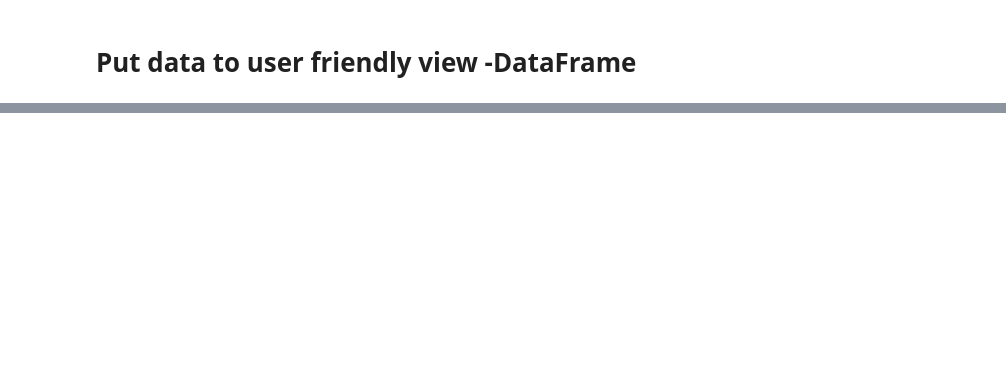
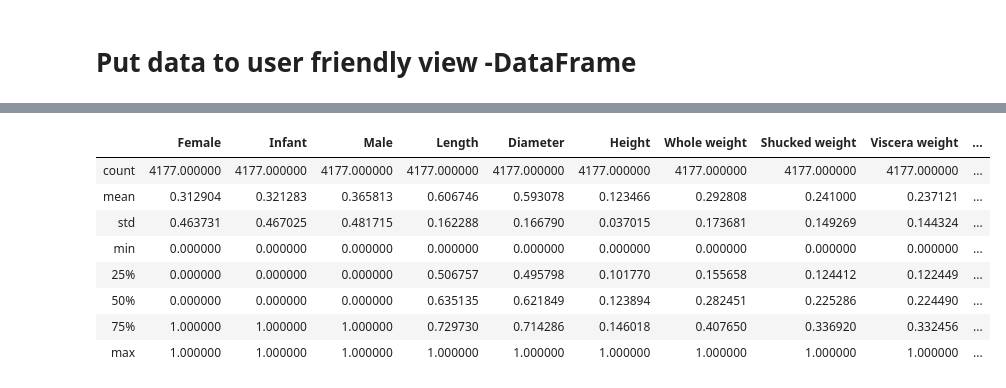
Before and after one commit to hanczura/AbaloneClassification, a Jupyter notebook: Untitled.ipynb, the cells around one changed output, grey strips where cells are left out. Saved outputs shown, nothing was run; the diff lists cells and outputs as text; code cells hidden in the pictures; blank space fills up the shorter version.

```diff
--- a/Untitled.ipynb
+++ b/Untitled.ipynb
@@ -218 +218,13 @@ dataset
 4177 rows × 10 columns
+# %%
+dataset.describe()
+# %% [output]
+|  | Female | Infant | Male | Length | Diameter | Height | Whole weight | Shucked weight | Viscera weight | ... |
+| count | 4177.000000 | 4177.000000 | 4177.000000 | 4177.000000 | 4177.000000 | 4177.000000 | 4177.000000 | 4177.000000 | 4177.000000 | ... |
+| mean | 0.312904 | 0.321283 | 0.365813 | 0.606746 | 0.593078 | 0.123466 | 0.292808 | 0.241000 | 0.237121 | ... |
+| std | 0.463731 | 0.467025 | 0.481715 | 0.162288 | 0.166790 | 0.037015 | 0.173681 | 0.149269 | 0.144324 | ... |
+| min | 0.000000 | 0.000000 | 0.000000 | 0.000000 | 0.000000 | 0.000000 | 0.000000 | 0.000000 | 0.000000 | ... |
+| 25% | 0.000000 | 0.000000 | 0.000000 | 0.506757 | 0.495798 | 0.101770 | 0.155658 | 0.124412 | 0.122449 | ... |
+| 50% | 0.000000 | 0.000000 | 0.000000 | 0.635135 | 0.621849 | 0.123894 | 0.282451 | 0.225286 | 0.224490 | ... |
+| 75% | 1.000000 | 1.000000 | 1.000000 | 0.729730 | 0.714286 | 0.146018 | 0.407650 | 0.336920 | 0.332456 | ... |
+| max | 1.000000 | 1.000000 | 1.000000 | 1.000000 | 1.000000 | 1.000000 | 1.000000 | 1.000000 | 1.000000 | ... |
```
Also changed, not shown: parts of 2 cells of this notebook.
